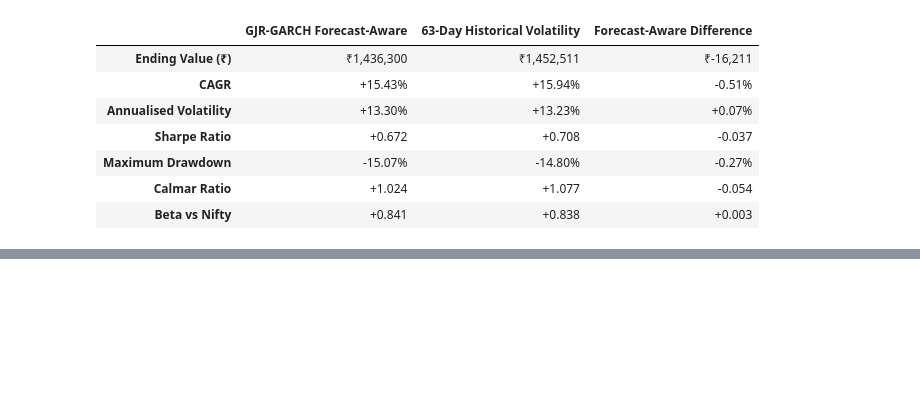
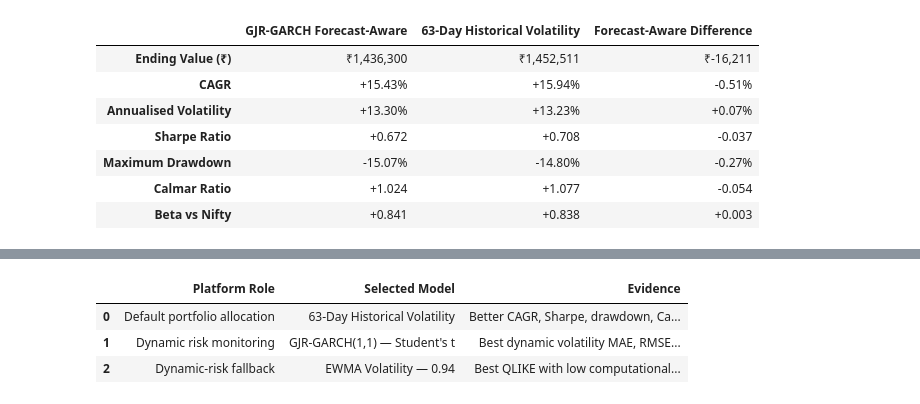
Before and after one commit to Rohil121/bharat-portfolio-lab, a Jupyter notebook: notebooks/04_forecasting_risk_models.ipynb, the cells around one changed output, grey strips where cells are left out. Drawn from its saved outputs; the diff is of its cells as text; code cells hidden in the pictures; blank space fills up the shorter version.

Commit message:
Record final v0.4 volatility model roles

```diff
--- a/notebooks/04_forecasting_risk_models.ipynb
+++ b/notebooks/04_forecasting_risk_models.ipynb
@@ -6427,0 +6510,51 @@ Volatility-Model Trading Comparison
+# %%
+# ---------------------------------------------------------
+# Final v0.4 model-role decision
+# ---------------------------------------------------------
+
+PRIMARY_ALLOCATION_VOLATILITY_MODEL = (
+    "63-Day Historical Volatility"
+)
+
+PRIMARY_DYNAMIC_RISK_MODEL = (
+    "GJR-GARCH(1,1) — Student's t"
+)
+
+FALLBACK_DYNAMIC_RISK_MODEL = (
+    "EWMA Volatility — 0.94"
+)
+
+final_volatility_model_roles = pd.DataFrame(
+    {
+        "Platform Role": [
+            "Default portfolio allocation",
+            "Dynamic risk monitoring",
+            "Dynamic-risk fallback",
+        ],
+        "Selected Model": [
+            PRIMARY_ALLOCATION_VOLATILITY_MODEL,
+            PRIMARY_DYNAMIC_RISK_MODEL,
+            FALLBACK_DYNAMIC_RISK_MODEL,
+        ],
+        "Evidence": [
+            (
+                "Better CAGR, Sharpe, drawdown, Calmar "
+                "and trading efficiency"
+            ),
+            (
+                "Best dynamic volatility MAE, RMSE, "
+                "variance MSE and correlation"
+            ),
+            (
+                "Best QLIKE with low computational complexity"
+            ),
+        ],
+    }
+)
+
+display(final_volatility_model_roles)
+# %% [output]
+|  | Platform Role | Selected Model | Evidence |
+| 0 | Default portfolio allocation | 63-Day Historical Volatility | Better CAGR, Sharpe, drawdown, Ca... |
+| 1 | Dynamic risk monitoring | GJR-GARCH(1,1) — Student's t | Best dynamic volatility MAE, RMSE... |
+| 2 | Dynamic-risk fallback | EWMA Volatility — 0.94 | Best QLIKE with low computational... |
```
Also changed, not shown: parts of 1 cell of this notebook.
